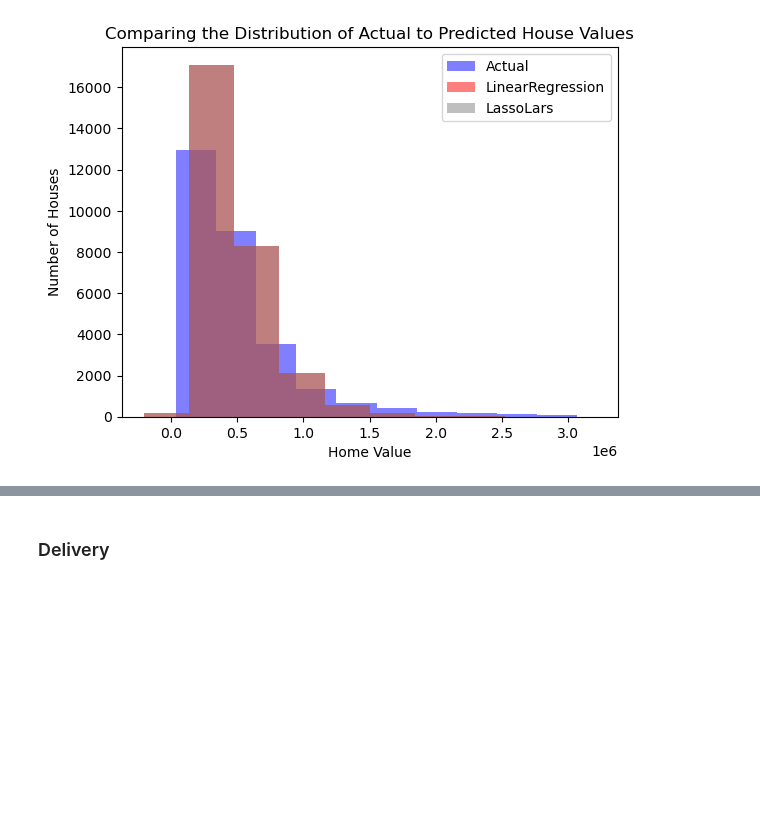
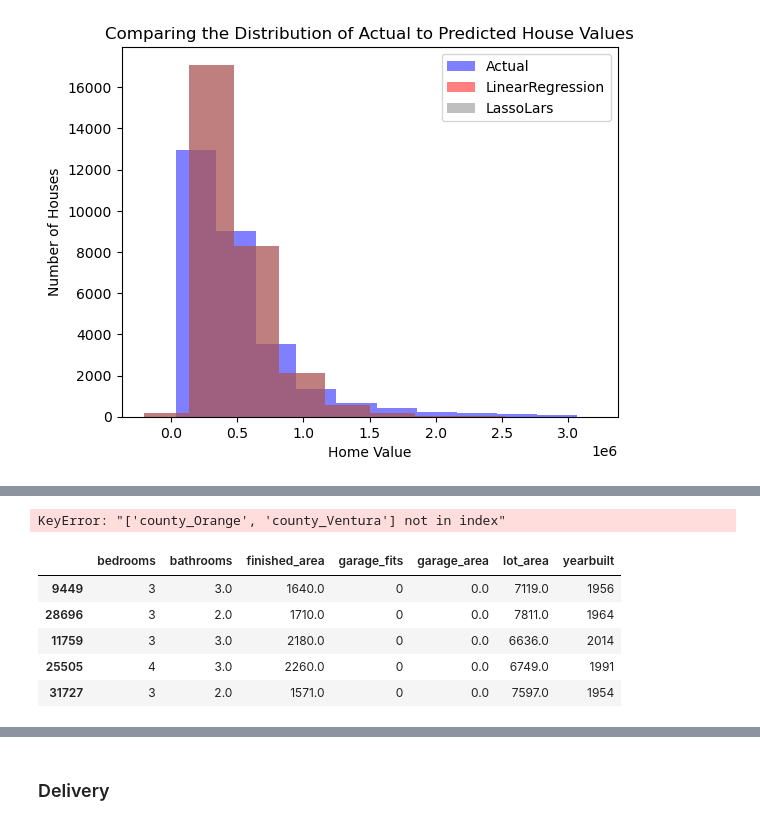
Before and after one commit to Joshua-Click/zillow-project, a Jupyter notebook: zillow_work.ipynb, the cells around one changed output, grey strips where cells are left out. Drawn from its saved outputs; the diff is of its cells as text; code cells hidden in the pictures; blank space fills up the shorter version.

```diff
--- a/zillow_work.ipynb
+++ b/zillow_work.ipynb
@@ -1408,0 +1601,4 @@ plt.show()
+# %%
+df = w.prep_zillow(df)
+# %%
+train, validate, test = w.split_data(df)
@@ -1408,0 +1618,39 @@ plt.show()
+# %%
+def model_prep_zillow_all_feats(train, validate, test, target):
+    # Make Dummies
+    dummy_list = ['county']
+    dummy_df = pd.get_dummies(train[dummy_list], dtype=int, drop_first=True)
+    train_prepd = pd.concat([train, dummy_df], axis=1)
+
+    dummy_list = ['county']
+    dummy_df = pd.get_dummies(validate[dummy_list], dtype=int, drop_first=True)
+    validate_prepd = pd.concat([validate, dummy_df], axis=1)
+
+    dummy_list = ['county']
+    dummy_df = pd.get_dummies(test[dummy_list], dtype=int, drop_first=True)
+    test_prepd = pd.concat([test, dummy_df], axis=1)
+
+    X_train_all = train_prepd[['bedrooms', 'bathrooms', 'finished_area', 'garage_fits', 'garage_area', 'yearbuilt', 'county_Orange', 'county_Ventura']]
+    y_train_all = train_prepd[target]
+
+    X_validate_all = validate[['bedrooms', 'bathrooms', 'finished_area', 'garage_fits', 'garage_area', 'yearbuilt', 'county_Orange', 'county_Ventura']]
+    y_validate_all = validate_prepd[target]
+
+    X_test_all = test[['bedrooms', 'bathrooms', 'finished_area', 'garage_fits', 'garage_area', 'yearbuilt', 'county_Orange', 'county_Ventura']]
+    y_test_all = test_prepd[target]
+
+
+    return X_train_all, y_train_all, X_validate_all, y_validate_all, X_test_all, y_test_all
+# %%
+X_train_all, y_train_all, X_validate_all, y_validate_all, X_test_all, y_test_all = model_prep_zillow_all_feats(train, validate, test, 'home_value')
+# %% [output]
+KeyError: "['county_Orange', 'county_Ventura'] not in index"
+# %%
+X_train_all.head()
+# %% [output]
+|  | bedrooms | bathrooms | finished_area | garage_fits | garage_area | lot_area | yearbuilt |
+| 9449 | 3 | 3.0 | 1640.0 | 0 | 0.0 | 7119.0 | 1956 |
+| 28696 | 3 | 2.0 | 1710.0 | 0 | 0.0 | 7811.0 | 1964 |
+| 11759 | 3 | 3.0 | 2180.0 | 0 | 0.0 | 6636.0 | 2014 |
+| 25505 | 4 | 3.0 | 2260.0 | 0 | 0.0 | 6749.0 | 1991 |
+| 31727 | 3 | 2.0 | 1571.0 | 0 | 0.0 | 7597.0 | 1954 |
```
Also changed, not shown: parts of 35 cells of this notebook, 2 other files.
